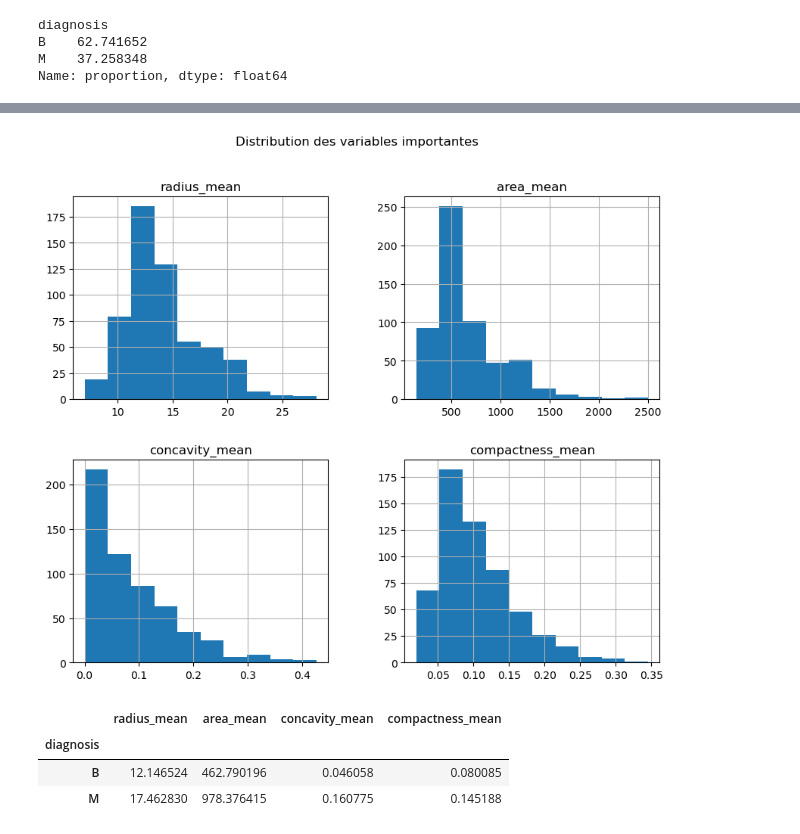
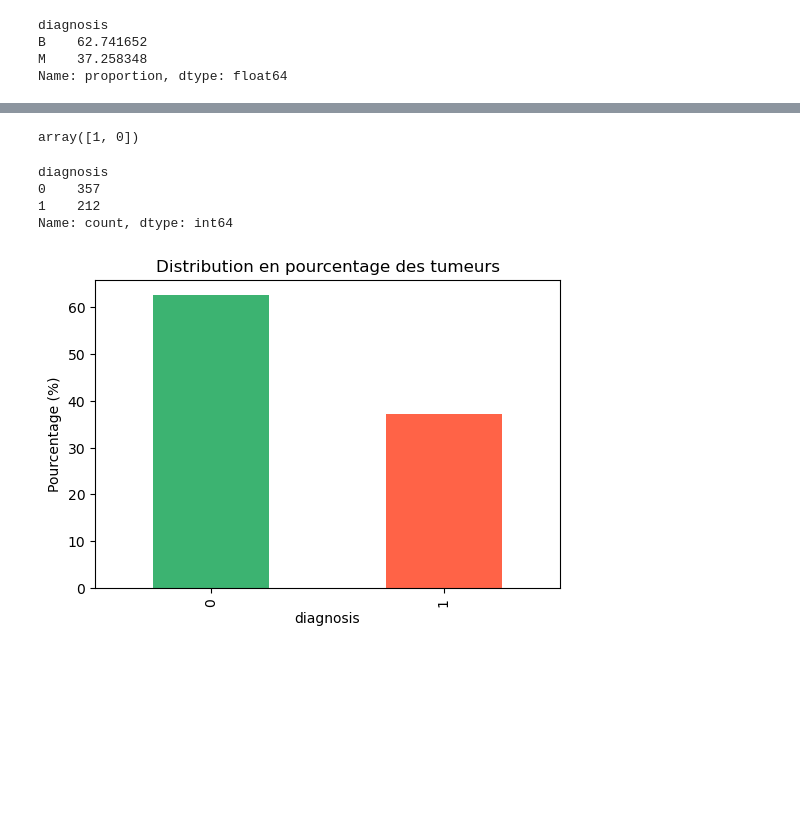
Before and after one commit to sarhanhamdi/ML_Project_Crisp-dm, a Jupyter notebook: Projet Reinforcement learning trees/Cancer Breast Dataset/Cancer_Breast_RLT.ipynb, the cells around one changed output, grey strips where cells are left out. Cells and saved outputs as stored; diff of their text form; code cells hidden in the pictures; blank space fills up the shorter version.

Commit message:
Data understanding + preparation Breast caner

```diff
--- a/Projet Reinforcement learning trees/Cancer Breast Dataset/Cancer_Breast_RLT.ipynb
+++ b/Projet Reinforcement learning trees/Cancer Breast Dataset/Cancer_Breast_RLT.ipynb
@@ -95,3 +103,6 @@ symmetry_worst               0
 fractal_dimension_worst      0
 Unnamed: 32                569
 dtype: int64
+# %%
+#suppression de la colonne unamed :32 vide
+bc = bc.drop("Unnamed: 32", axis=1)
@@ -120,9 +134,0 @@ plt.show()
-# %%
-bc['diagnosis_num'] = bc['diagnosis'].map({'M': 1, 'B': 0})
-
-bc_numeric = bc.drop(columns=['id', 'diagnosis'])
-
-plt.figure(figsize=(12,10))
-sns.heatmap(bc_numeric.corr(), cmap='coolwarm')
-plt.title("Matrice de corrélation - Breast Cancer")
-plt.show()
@@ -131,13 +135,24 @@ plt.show()
-# %%
-bc[['radius_mean','area_mean','concavity_mean','compactness_mean']].hist(figsize=(10,8))
-plt.suptitle("Distribution des variables importantes")
-plt.show()
-# %% [output]
-[figure, removed]
-# %%
-bc.groupby('diagnosis')[['radius_mean','area_mean','concavity_mean','compactness_mean']].mean()
-# %% [output]
-|  | radius_mean | area_mean | concavity_mean | compactness_mean |
-| diagnosis |  |  |  |  |
-| B | 12.146524 | 462.790196 | 0.046058 | 0.080085 |
-| M | 17.462830 | 978.376415 | 0.160775 | 0.145188 |
+# %%
+#encoder diagnosis
+from sklearn.preprocessing import LabelEncoder
+le = LabelEncoder()
+bc['diagnosis'] = le.fit_transform(bc['diagnosis'])
+# %%
+bc['diagnosis'].unique()
+# %% [output]
+array([1, 0])
+# %%
+bc['diagnosis'].value_counts()
+# %% [output]
+diagnosis
+0    357
+1    212
+Name: count, dtype: int64
+# %%
+plt.figure(figsize=(6,4))
+(bc['diagnosis'].value_counts(normalize=True) * 100).plot(kind='bar', color=['#3CB371','#FF6347'])
+plt.title("Distribution en pourcentage des tumeurs")
+plt.ylabel("Pourcentage (%)")
+plt.show()
+# %% [output]
+[figure, added]
```
Also changed, not shown: parts of 22 cells of this notebook.
